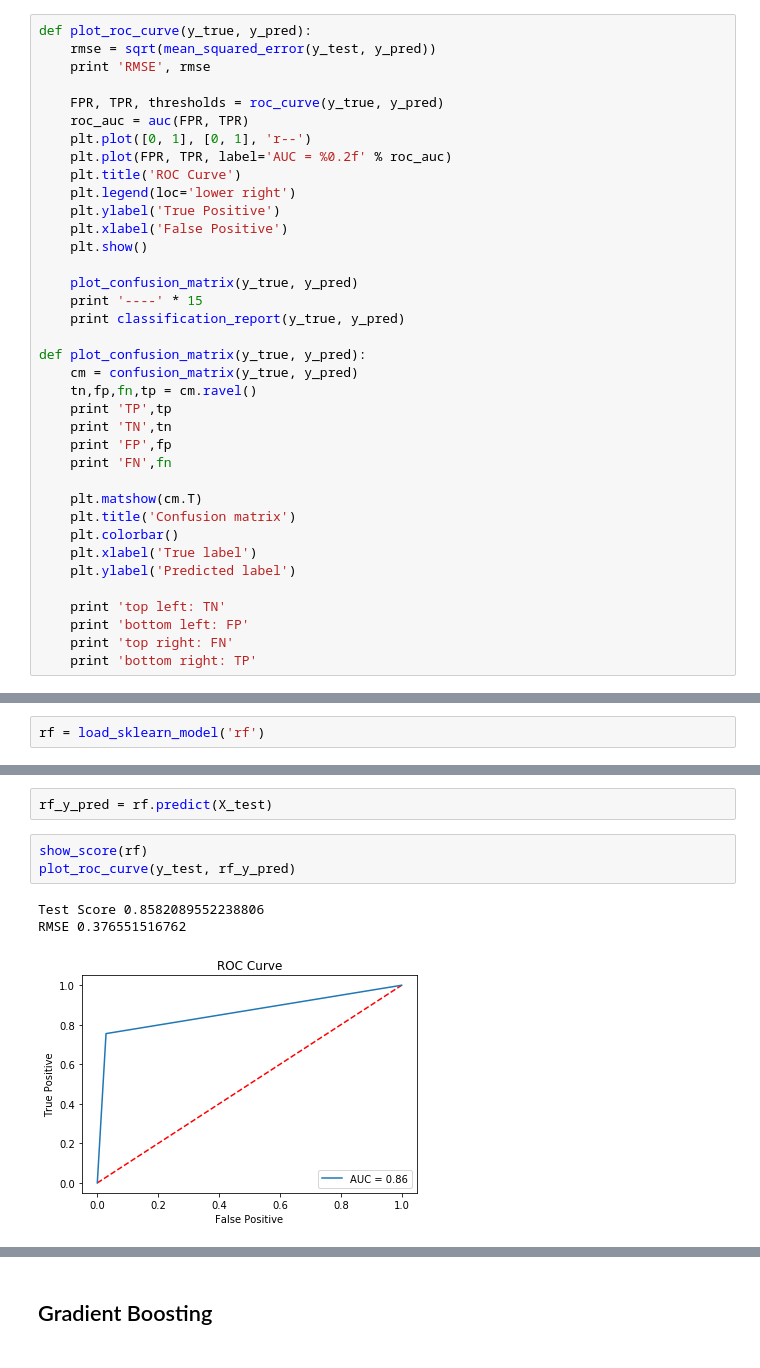
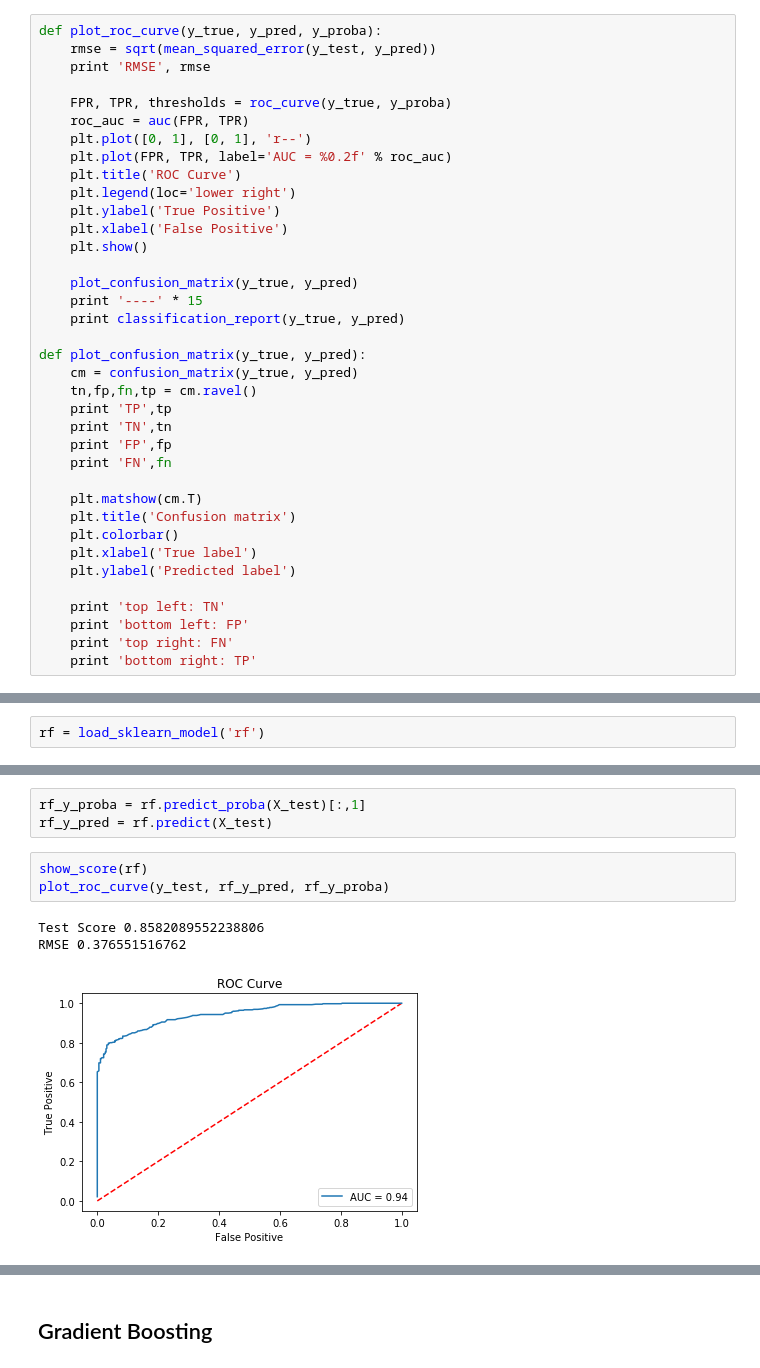
Before and after one commit to ranleung/isthisimagefake, a Jupyter notebook: EDA.ipynb, the cells around one changed output, grey strips where cells are left out. Saved outputs shown, nothing was run; the diff lists cells and outputs as text.

Commit message:
Fix ROC curve by giving predicted probs

```diff
--- a/EDA.ipynb
+++ b/EDA.ipynb
@@ -43,11 +43,11 @@ Using TensorFlow backend.
 # %% [markdown]
 # Helper functions
 # %%
-def plot_roc_curve(y_true, y_pred):
+def plot_roc_curve(y_true, y_pred, y_proba):
     rmse = sqrt(mean_squared_error(y_test, y_pred))
     print 'RMSE', rmse
 
-    FPR, TPR, thresholds = roc_curve(y_true, y_pred)
+    FPR, TPR, thresholds = roc_curve(y_true, y_proba)
     roc_auc = auc(FPR, TPR)
     plt.plot([0, 1], [0, 1], 'r--')
     plt.plot(FPR, TPR, label='AUC = %0.2f' % roc_auc)
@@ -362,14 +367,15 @@ CPU times: user 1min 10s, sys: 388 ms, total: 1min 10s
 Wall time: 22.8 s
 [interactive output not drawn]
 # %%
+rf_y_proba = rf.predict_proba(X_test)[:,1]
 rf_y_pred = rf.predict(X_test)
 # %%
 show_score(rf)
-plot_roc_curve(y_test, rf_y_pred)
+plot_roc_curve(y_test, rf_y_pred, rf_y_proba)
 # %% [output]
 Test Score 0.8582089552238806
 RMSE 0.376551516762
-[figure, old version]
+[figure, new version]
 TP 318
 TN 372
 FP 11
```
Also changed, not shown: parts of 18 cells of this notebook, 4 other files.
